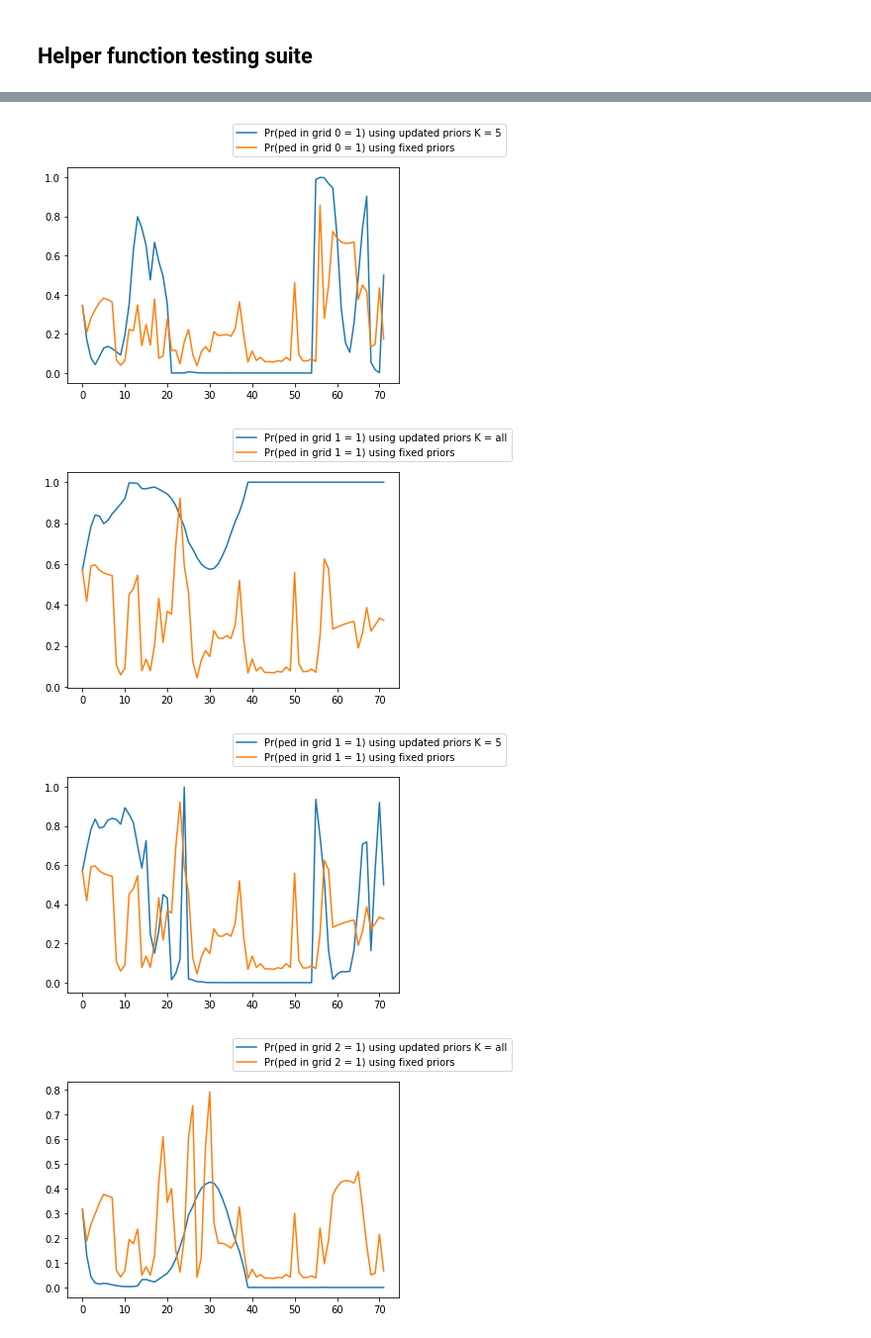
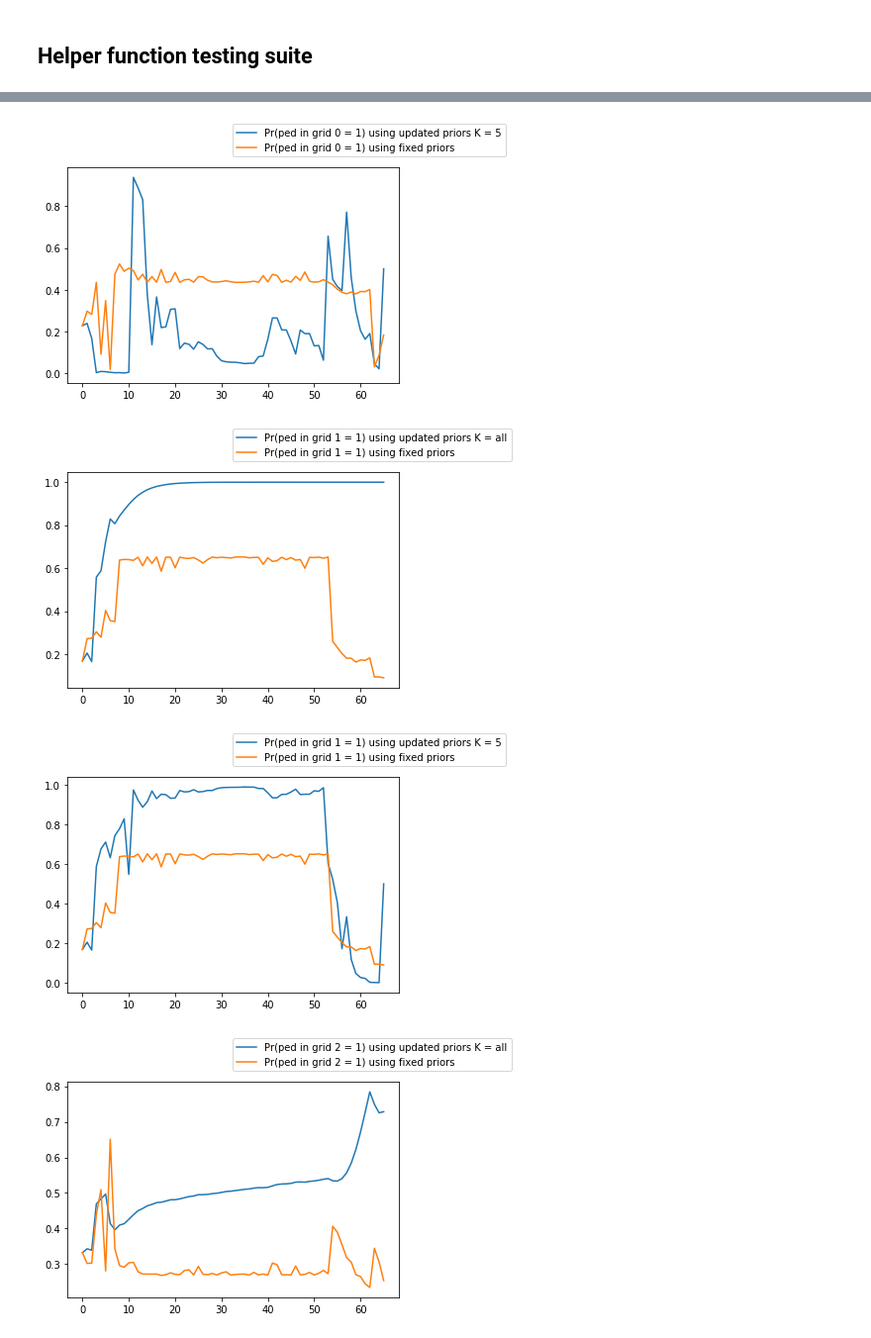
Before and after one commit to eugenevinitsky/bayesian_reasoning_traffic, a Jupyter notebook: bayesian_inference/4ped_bay0_PPO_inference.ipynb, the cells around one changed output, grey strips where cells are left out. Shown at 99% size. Drawn from its saved outputs; the diff is of its cells as text; code cells hidden in the pictures.

```diff
--- a/bayesian_inference/4ped_bay0_PPO_inference.ipynb
+++ b/bayesian_inference/4ped_bay0_PPO_inference.ipynb
@@ -603,7 +606,7 @@ def create_parser():
     return parser
 # %%
 parser = create_parser()
-args = parser.parse_args(["/home/thankyou-always/TODO/research/bayesian_reasoning_traffic/bayesian_inference/4pedbay0_995_500", "500"])
+args = parser.parse_args(["/home/thankyou-always/TODO/research/bayesian_reasoning_traffic/bayesian_inference/ultimate_4ped_99", "270"])
 ray.shutdown()
 ray.init(num_cpus=1)
 run_transfer(args)
@@ -629,4 +631,4 @@ True
-[figure, old version]
+[figure, new version]
-[figure, old version]
+[figure, new version]
-[figure, old version]
+[figure, new version]
-[figure, old version]
+[figure, new version]
```
Also changed, not shown: parts of 2 cells of this notebook, 2 other files.
